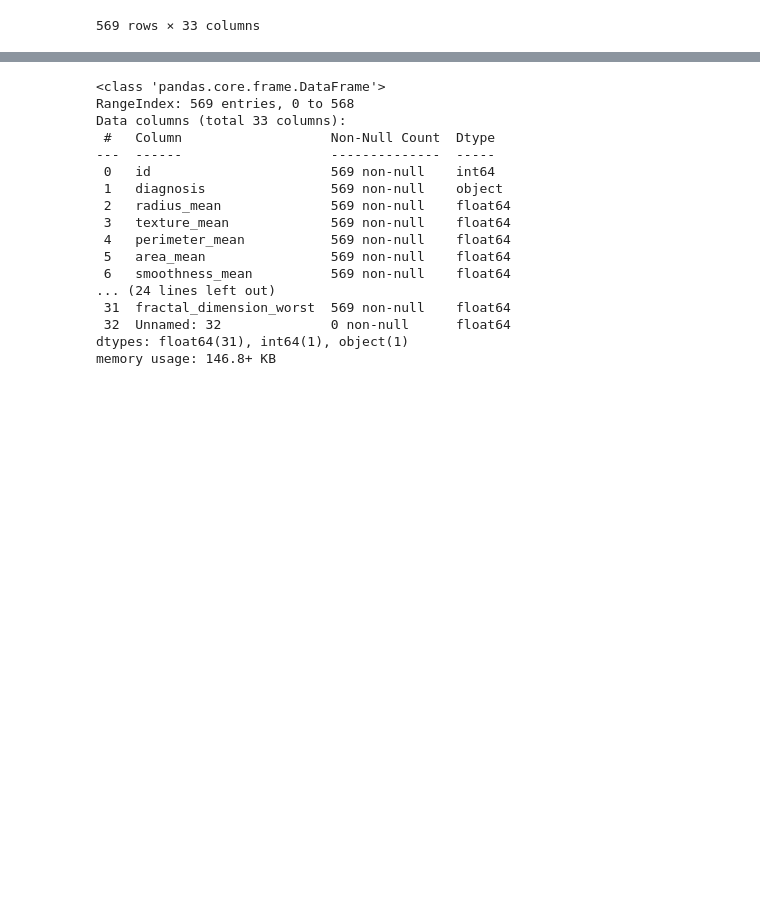
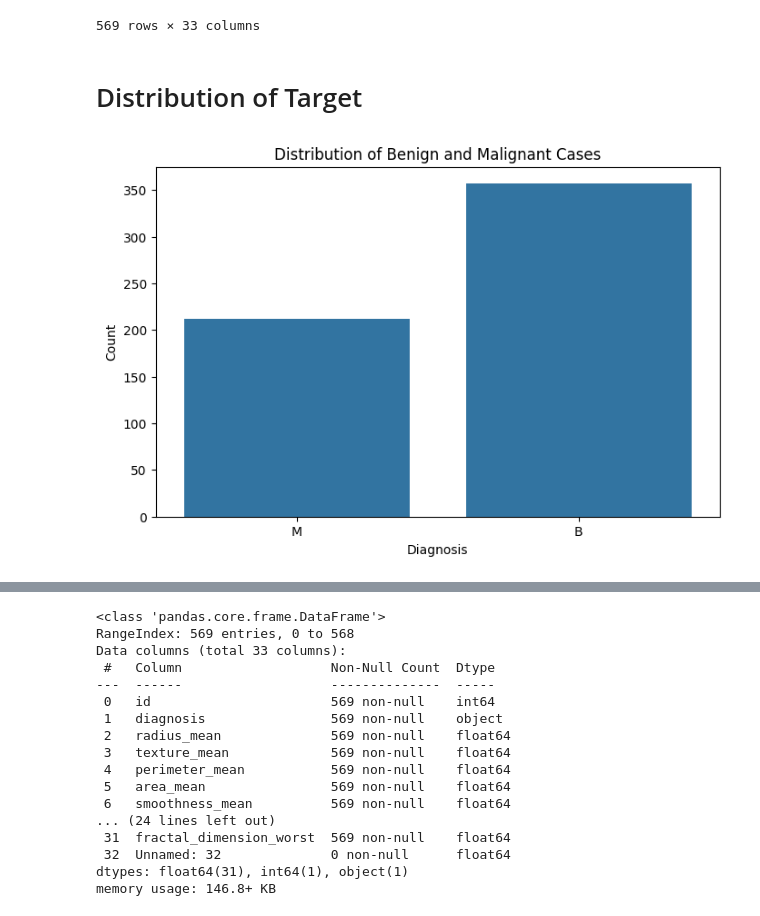
Before and after one commit to tuhinCr7/Breast-Cancer-Detection-using-Machine-Learning, a Jupyter notebook: breast_cancer.ipynb, the cells around one changed output, grey strips where cells are left out. Saved outputs shown, nothing was run; the diff lists cells and outputs as text; code cells hidden in the pictures; blank space fills up the shorter version.

Commit message:
adding more diagram

```diff
--- a/breast_cancer.ipynb
+++ b/breast_cancer.ipynb
@@ -22,3 +22,20 @@ df
 | 567 | 927241 | M | 20.60 | 29.33 | 140.10 | 1265.0 | 0.11780 | ... |
 | 568 | 92751 | B | 7.76 | 24.54 | 47.92 | 181.0 | 0.05263 | ... |
 569 rows × 33 columns
+# %% [markdown]
+# Distribution of Target
+# %%
+plt.figure(figsize=(8,5))
+
+sns.countplot(
+    data=df,
+    x='diagnosis'
+)
+
+plt.title("Distribution of Benign and Malignant Cases")
+plt.xlabel("Diagnosis")
+plt.ylabel("Count")
+
+plt.show()
+# %% [output]
+[figure, added]
```
Also changed, not shown: parts of 6 cells of this notebook.
